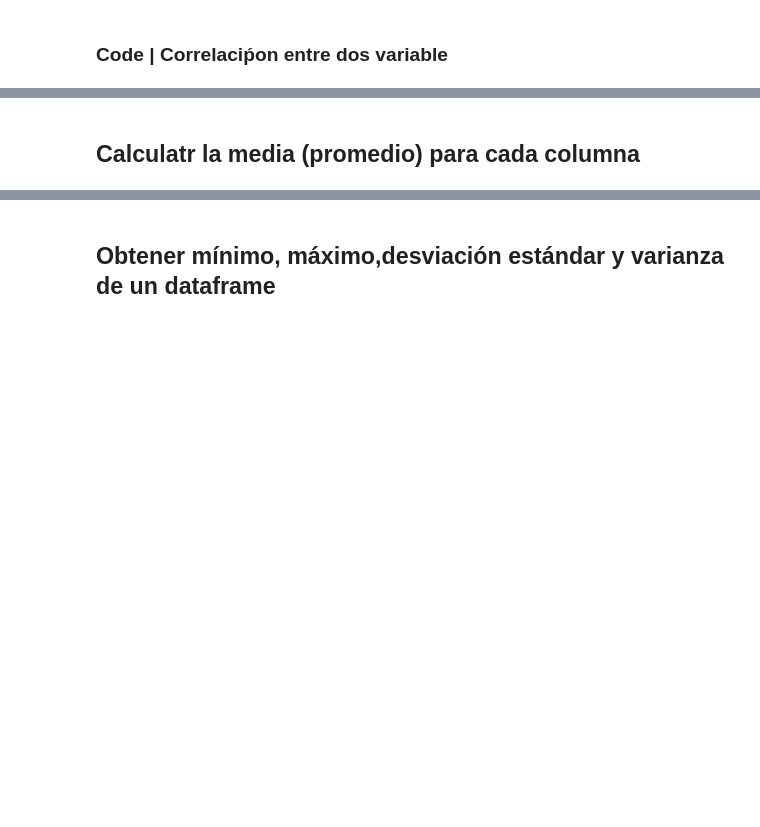
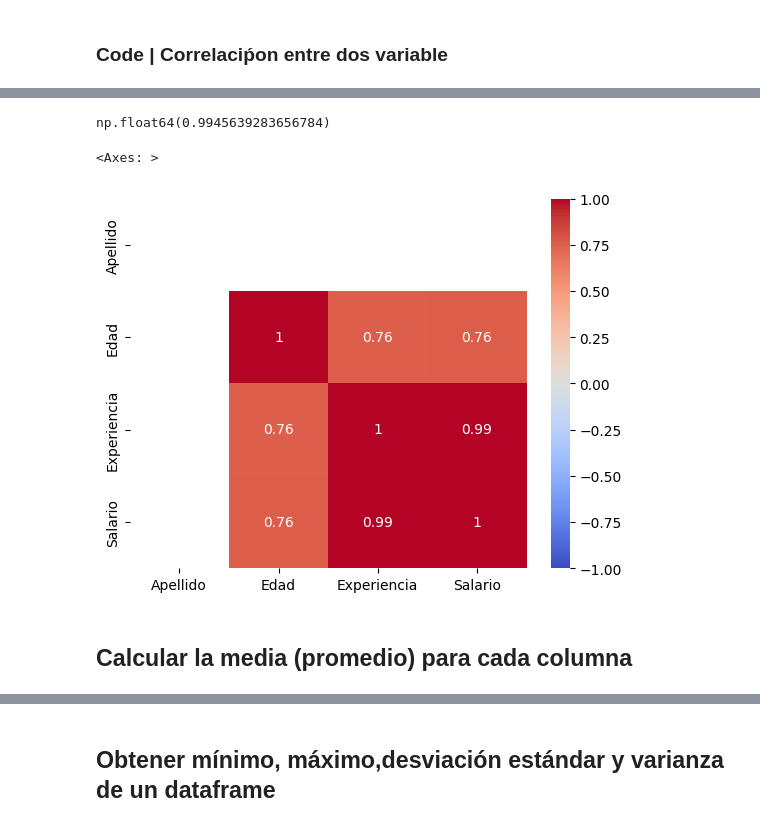
Before and after one commit to Vizuetcf09/desafio-programacion-python-ciencia-datos-3080127, a Jupyter notebook: desafio-programacion-python-ciencia-datos-3080127/02_procedimiento_y_analisis_de_datos/02_01_Correlacion_entre_dos_variables.ipynb, the cells around one changed output, grey strips where cells are left out. Drawn from its saved outputs; the diff is of its cells as text; code cells hidden in the pictures; blank space fills up the shorter version.

```diff
--- a/desafio-programacion-python-ciencia-datos-3080127/02_procedimiento_y_analisis_de_datos/02_01_Correlacion_entre_dos_variables.ipynb
+++ b/desafio-programacion-python-ciencia-datos-3080127/02_procedimiento_y_analisis_de_datos/02_01_Correlacion_entre_dos_variables.ipynb
@@ -47,3 +43,6 @@ Requirement already satisfied: six>=1.5 in /home/vizuetcf/Escritorio/Vizuetcf09/
 # %%
 import pandas as pd
 import seaborn as sns
+# %%
+df = pd.read_csv('../data/empleados.csv', delimiter=";")
+df.head()
@@ -50,2 +56,11 @@ import seaborn as sns
+# %%
+df['Experiencia'].corr(df['Salario'])
+# %% [output]
+np.float64(0.9945639283656784)
+# %%
+sns.heatmap(df.corr(numeric_only=True), vmin=-1, vmax=1, annot=True,cmap='coolwarm')
+# %% [output]
+<Axes: >
+[figure, added]
 # %% [markdown]
-## Calculatr la media (promedio) para cada columna
+## Calcular la media (promedio) para cada columna
```
Also changed, not shown: parts of 9 cells of this notebook, 2 other files.
